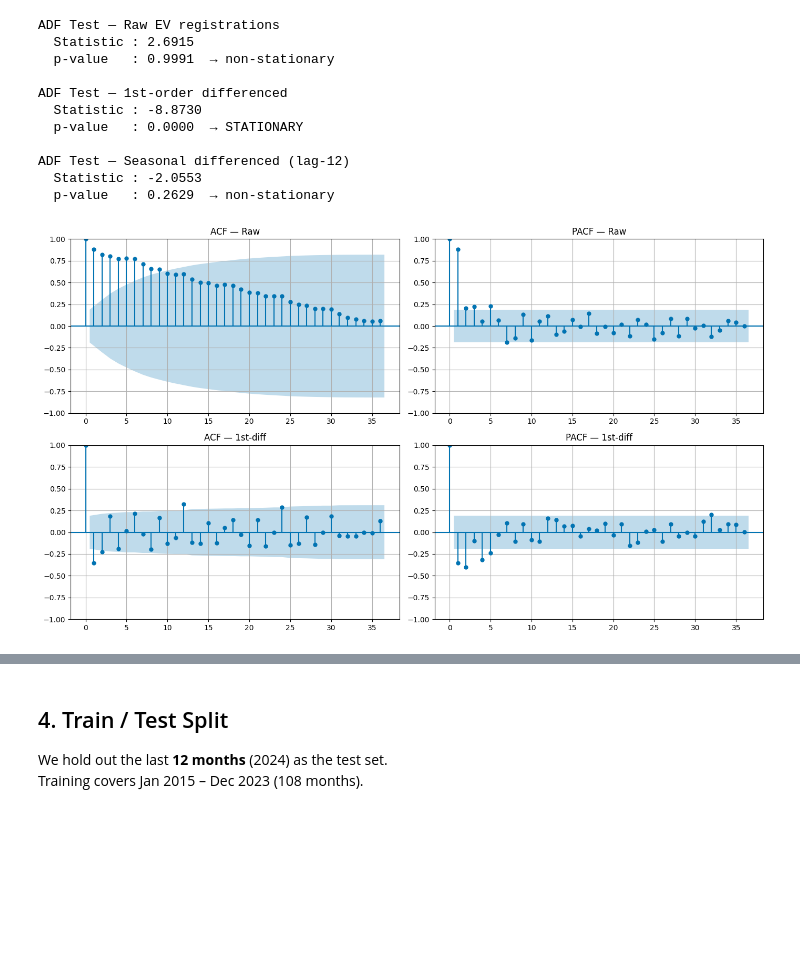
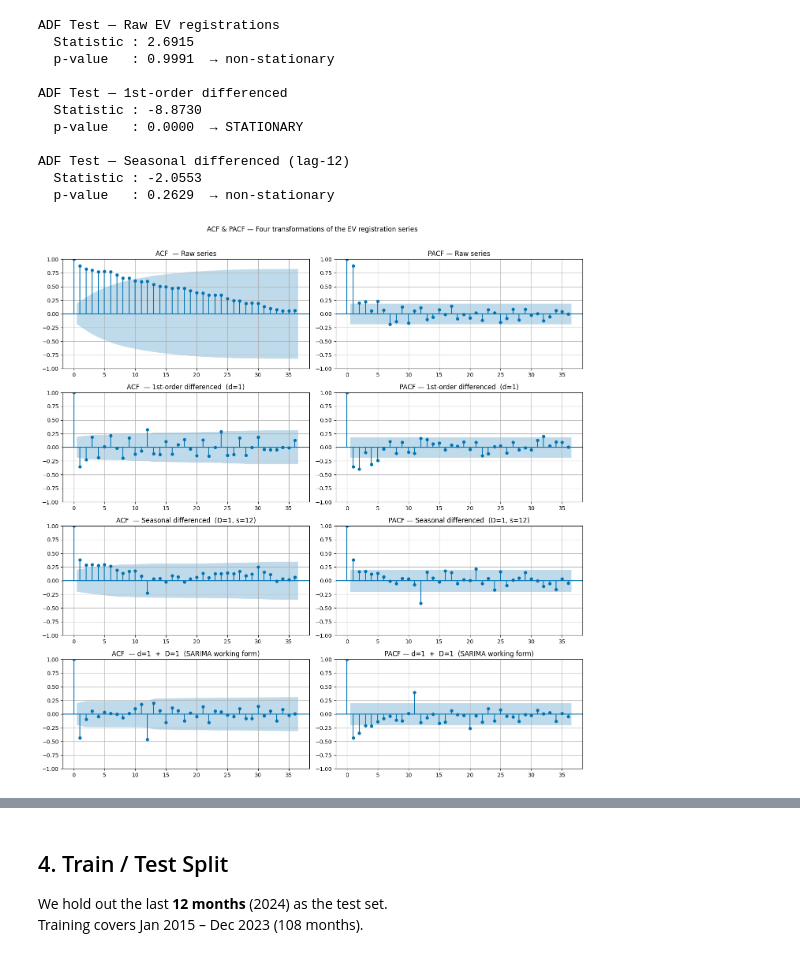
Before and after one commit to robsrot/SpanishElectricGrid, a Jupyter notebook: notebooks/EV_Fleet_Forecast.ipynb, the cells around one changed output, grey strips where cells are left out. Cells and saved outputs as stored; diff of their text form; code cells hidden in the pictures; blank space fills up the shorter version.

```diff
--- a/notebooks/EV_Fleet_Forecast.ipynb
+++ b/notebooks/EV_Fleet_Forecast.ipynb
@@ -237,15 +314,28 @@ ADF Test — 1st-order differenced
 ADF Test — Seasonal differenced (lag-12)
   Statistic : -2.0553
   p-value   : 0.2629  → non-stationary
-# %%
-fig, axes = plt.subplots(2, 2, figsize=(14, 8))
-
-plot_acf(series.dropna(),         lags=36, ax=axes[0, 0], title='ACF — Raw')
-plot_pacf(series.dropna(),        lags=36, ax=axes[0, 1], title='PACF — Raw')
-plot_acf(series.diff(1).dropna(), lags=36, ax=axes[1, 0], title='ACF — 1st-diff')
-plot_pacf(series.diff(1).dropna(),lags=36, ax=axes[1, 1], title='PACF — 1st-diff')
-
-plt.tight_layout()
-plt.show()
-# %% [output]
-[figure, removed]
+# %%
+s_raw       = series                      # raw
+s_d1        = series.diff(1)              # 1st-order diff   (removes trend)
+s_D1        = series.diff(12)             # seasonal diff    (removes seasonality)
+s_d1_D1     = series.diff(1).diff(12)    # both             (what SARIMA works on internally)
+
+fig, axes = plt.subplots(4, 2, figsize=(14, 14))
+fig.suptitle('ACF & PACF — Four transformations of the EV registration series', fontsize=12, y=1.01)
+
+labels = [
+    ('Raw series',                        s_raw),
+    ('1st-order differenced  (d=1)',       s_d1),
+    ('Seasonal differenced  (D=1, s=12)', s_D1),
+    ('d=1  +  D=1  (SARIMA working form)',s_d1_D1),
+]
+
+for row, (label, s) in enumerate(labels):
+    plot_acf( s.dropna(), lags=36, ax=axes[row, 0], title=f'ACF  — {label}',  alpha=0.05)
+    plot_pacf(s.dropna(), lags=36, ax=axes[row, 1], title=f'PACF — {label}', alpha=0.05)
+
+plt.tight_layout()
+plt.savefig(os.path.join(OUTPUT_DIR, 'acf_pacf_all.png'), dpi=150, bbox_inches='tight')
+plt.show()
+# %% [output]
+[figure, added]
```
Also changed, not shown: parts of 9 cells of this notebook.
